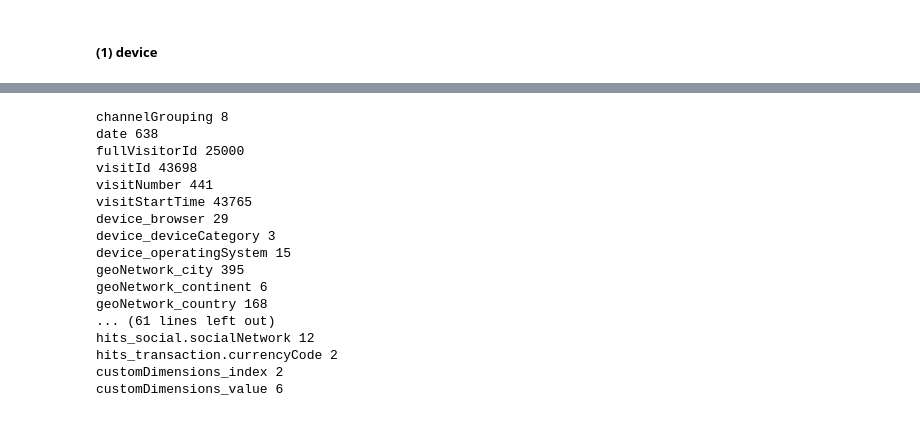
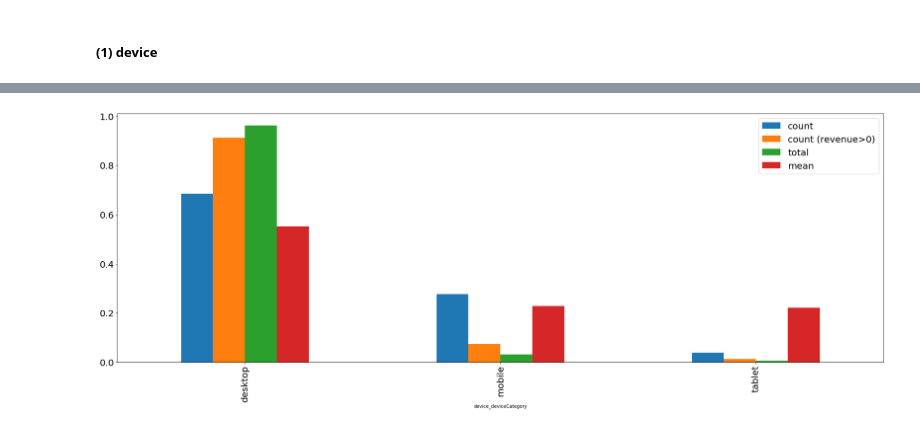
Before and after one commit to Sapphirine/Google-Merchandise-Store-Data-Analysis, a Jupyter notebook: Part02_feature engineering.ipynb, the cells around one changed output, grey strips where cells are left out. Saved outputs shown, nothing was run; the diff lists cells and outputs as text; code cells hidden in the pictures.

```diff
--- a/Part02_feature engineering.ipynb
+++ b/Part02_feature engineering.ipynb
@@ -87,21 +90,5 @@ To retain the current behavior and silence the warning, pass 'sort=True'.
-# %%
-for col in df.columns:
-    print(col, df[col].unique().size)
-# %% [output]
-channelGrouping 8
-date 638
-fullVisitorId 25000
-visitId 43698
-visitNumber 441
-visitStartTime 43765
-device_browser 29
-device_deviceCategory 3
-device_operatingSystem 15
-geoNetwork_city 395
-geoNetwork_continent 6
-geoNetwork_country 168
-... (61 lines left out)
-hits_social.socialNetwork 12
-hits_transaction.currencyCode 2
-customDimensions_index 2
-customDimensions_value 6
+# %%
+# device_category
+count_all('device_deviceCategory')
+# %% [output]
+[figure, added]
```
Also changed, not shown: parts of 17 cells of this notebook, 1 other file.
